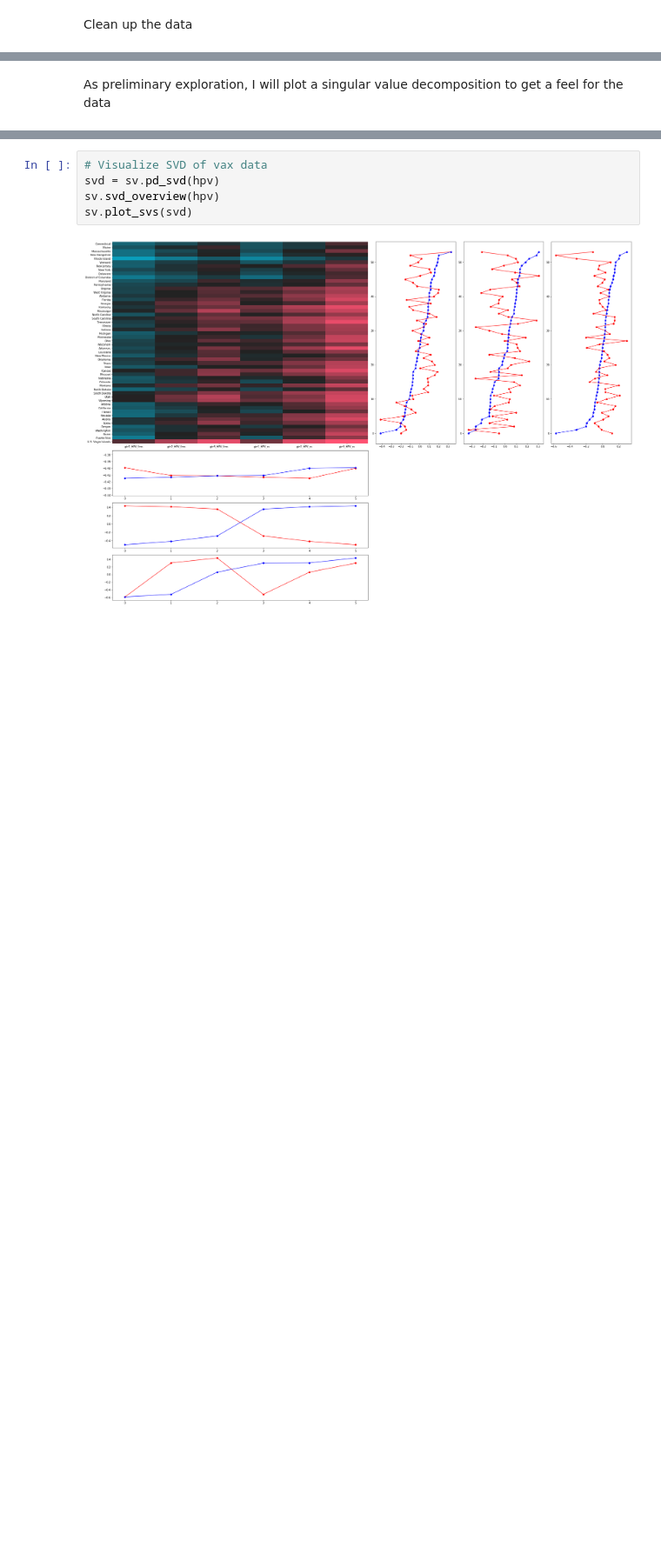
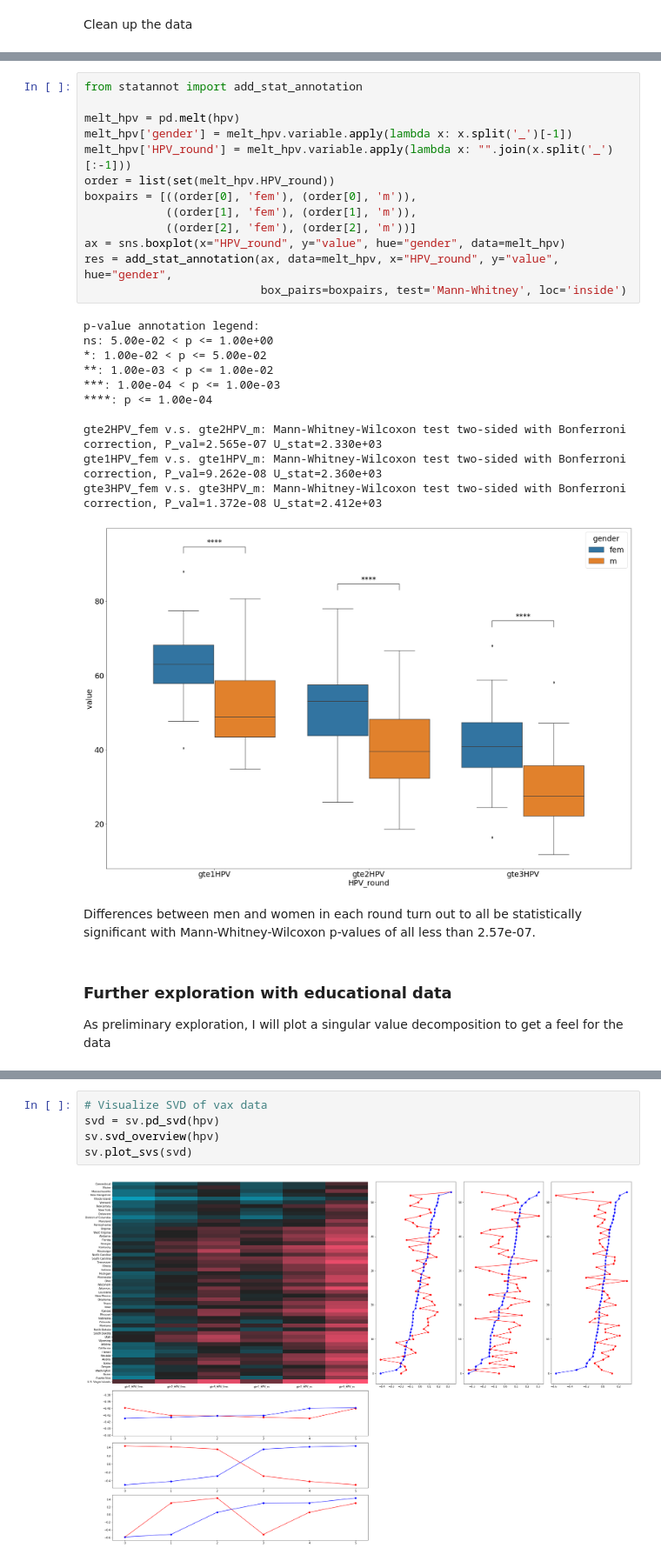
Before and after one commit to SpacemanSpiff7/BMI_stats_FinalProject, a Jupyter notebook: simone_vaccine_data.ipynb, the cells around one changed output, grey strips where cells are left out. Shown at 87% size. Drawn from its saved outputs; the diff is of its cells as text; blank space fills up the shorter version.

```diff
--- a/simone_vaccine_data.ipynb
+++ b/simone_vaccine_data.ipynb
@@ -73,4 +110,33 @@ hpv.head()
+# %%
+from statannot import add_stat_annotation
+
+melt_hpv = pd.melt(hpv)
+melt_hpv['gender'] = melt_hpv.variable.apply(lambda x: x.split('_')[-1])
+melt_hpv['HPV_round'] = melt_hpv.variable.apply(lambda x: "".join(x.split('_')[:-1]))
+order = list(set(melt_hpv.HPV_round))
+boxpairs = [((order[0], 'fem'), (order[0], 'm')),
+            ((order[1], 'fem'), (order[1], 'm')),
+            ((order[2], 'fem'), (order[2], 'm'))]
+ax = sns.boxplot(x="HPV_round", y="value", hue="gender", data=melt_hpv)
+res = add_stat_annotation(ax, data=melt_hpv, x="HPV_round", y="value", hue="gender",
+                          box_pairs=boxpairs, test='Mann-Whitney', loc='inside')
+# %% [output]
+p-value annotation legend:
+ns: 5.00e-02 < p <= 1.00e+00
+*: 1.00e-02 < p <= 5.00e-02
+**: 1.00e-03 < p <= 1.00e-02
+***: 1.00e-04 < p <= 1.00e-03
+****: p <= 1.00e-04
+
+gte2HPV_fem v.s. gte2HPV_m: Mann-Whitney-Wilcoxon test two-sided with Bonferroni correction, P_val=2.565e-07 U_stat=2.330e+03
+gte1HPV_fem v.s. gte1HPV_m: Mann-Whitney-Wilcoxon test two-sided with Bonferroni correction, P_val=9.262e-08 U_stat=2.360e+03
+gte3HPV_fem v.s. gte3HPV_m: Mann-Whitney-Wilcoxon test two-sided with Bonferroni correction, P_val=1.372e-08 U_stat=2.412e+03
+[figure, added]
+# %% [markdown]
+Differences between men and women in each round turn out to all be statistically significant with Mann-Whitney-Wilcoxon p-values of all less than 2.57e-07.
 # %% [markdown]
+### Further exploration with educational data
+
 As preliminary exploration, I will plot a singular value decomposition to get a feel for the data
 # %%
 # Library for visualizing SVD
```
Also changed, not shown: parts of 17 cells of this notebook, 2 other files.
